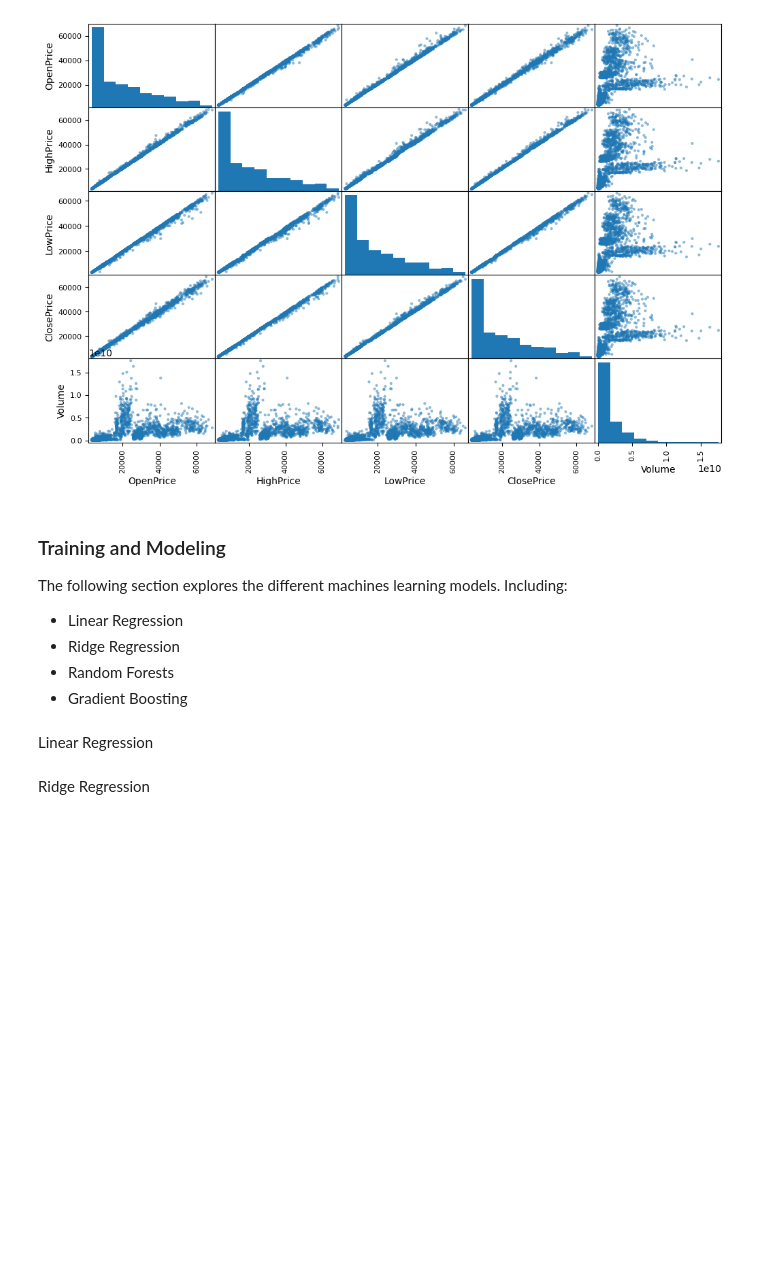
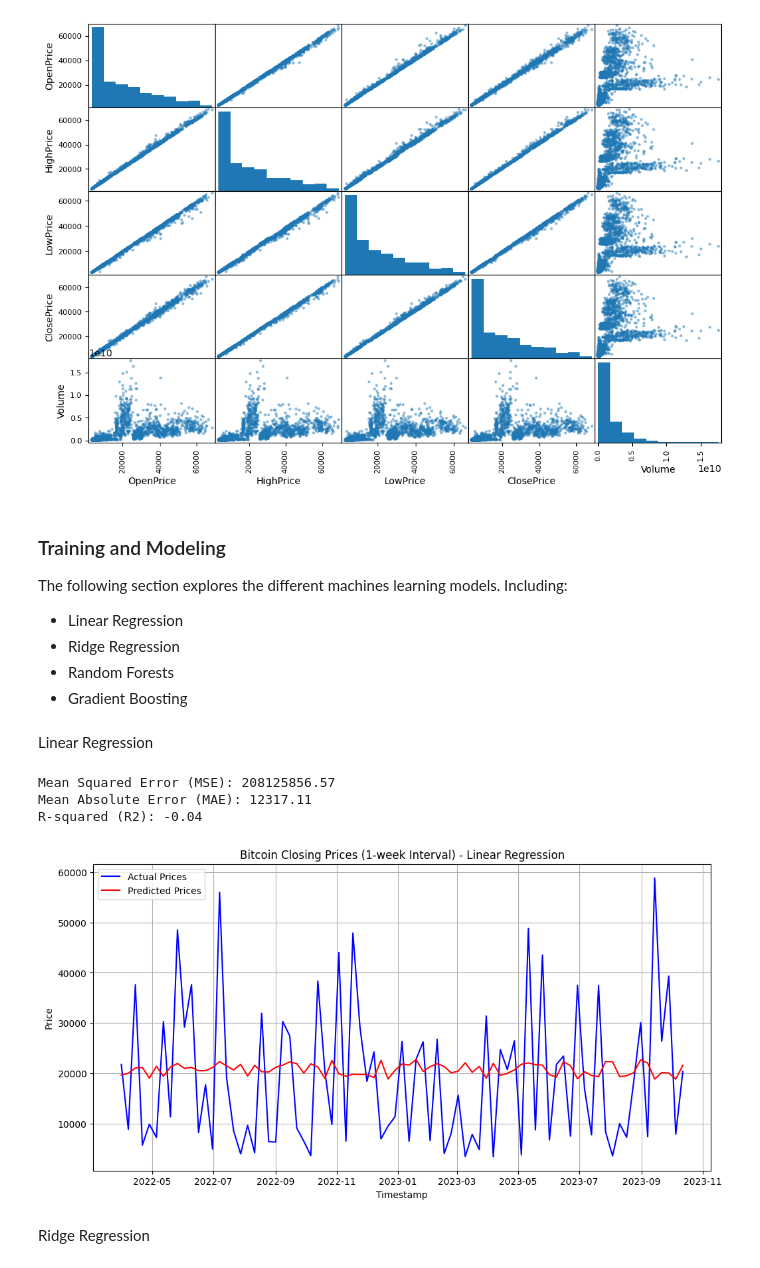
Before and after one commit to deeckn/bitcoin-predictions, a Jupyter notebook: main.ipynb, the cells around one changed output. Drawn from its saved outputs; the diff is of its cells as text; code cells hidden in the pictures; blank space fills up the shorter version.

Commit message:
add linear regression models

```diff
--- a/main.ipynb
+++ b/main.ipynb
@@ -148,4 +255,19 @@ The following section explores the different machines learning models. Including
 # %% [markdown]
 Linear Regression
+# %%
+from sklearn.linear_model import LinearRegression
+
+linear_regression_1w = LinearRegression()
+
+trained_linear_regression_1w = plot_price_predictions(
+    "Bitcoin Closing Prices (1-week Interval) - Linear Regression",
+    interval_df_1w,
+    linear_regression_1w
+)
+# %% [output]
+Mean Squared Error (MSE): 208125856.57
+Mean Absolute Error (MAE): 12317.11
+R-squared (R2): -0.04
+[figure, added]
 # %% [markdown]
 Ridge Regression
```
Also changed, not shown: parts of 21 cells of this notebook.
